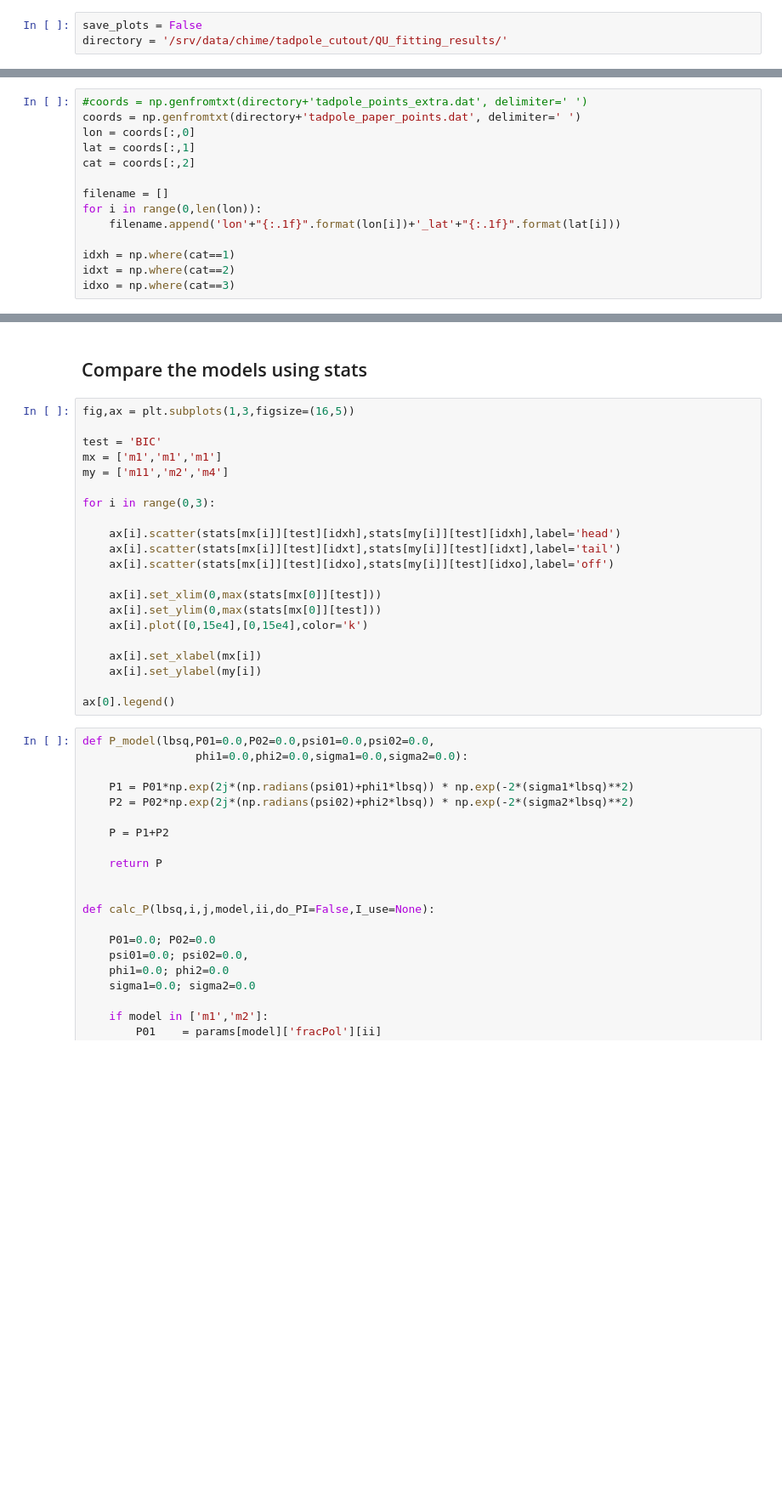
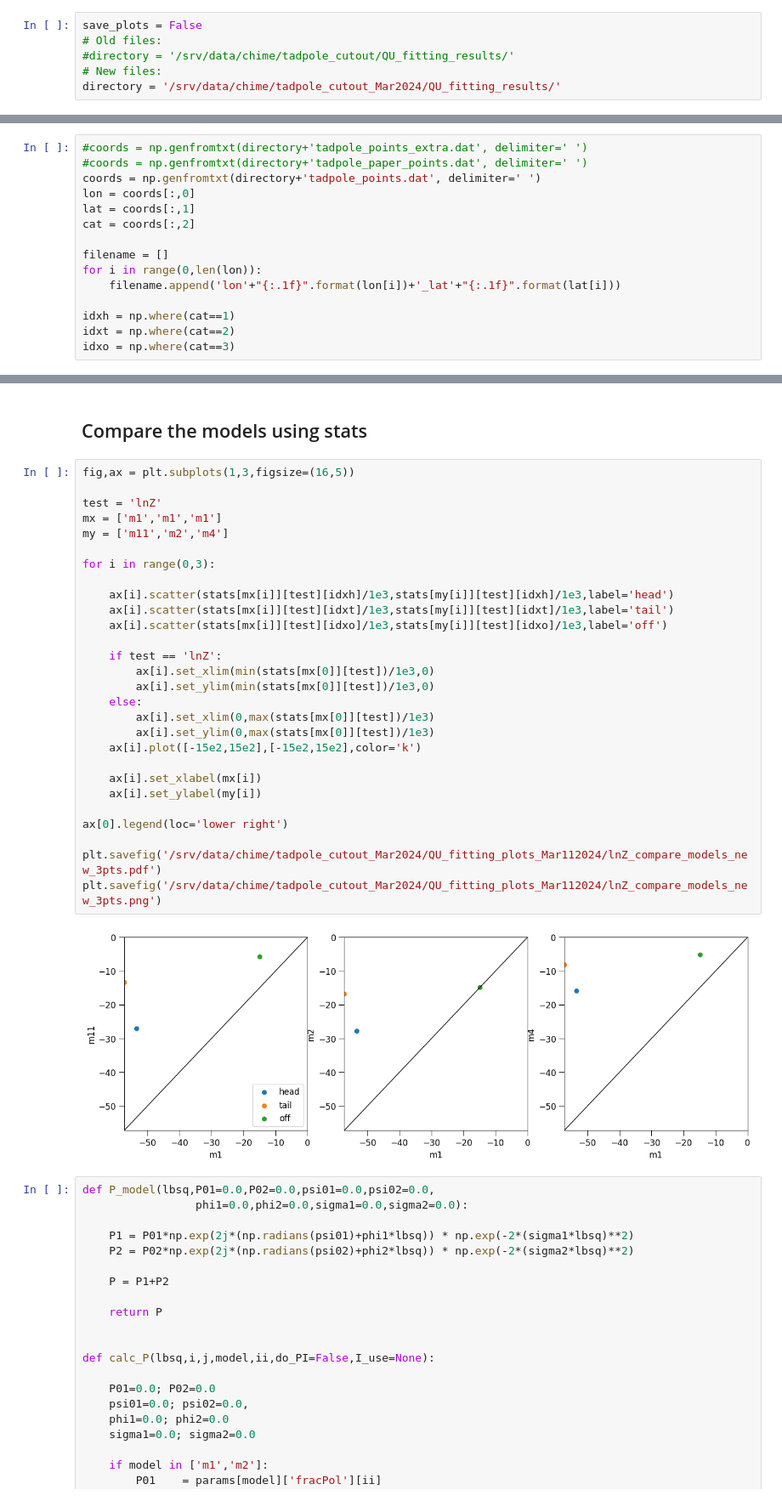
Before and after one commit to nmohamme/tadpole_gmims_chime, a Jupyter notebook: qu_fitting/tadpole_QU_fitting_paper_plots.ipynb, the cells around one changed output, grey strips where cells are left out. Shown: that part at 85% size. Drawn from its saved outputs; the diff is of its cells as text; blank space fills up the shorter version.

Commit message:
update files used for QU fitting after correction to Stokes U

```diff
--- a/qu_fitting/tadpole_QU_fitting_paper_plots.ipynb
+++ b/qu_fitting/tadpole_QU_fitting_paper_plots.ipynb
@@ -17,12 +18,16 @@ import matplotlib.colors as mplc
 ## Set save_plots to True to save figures (will overwrite old ones unless directory changed)
 # %%
 save_plots = False
-directory = '/srv/data/chime/tadpole_cutout/QU_fitting_results/'
+# Old files:
+#directory = '/srv/data/chime/tadpole_cutout/QU_fitting_results/'
+# New files:
+directory = '/srv/data/chime/tadpole_cutout_Mar2024/QU_fitting_results/'
 # %% [markdown]
 ## Read in coordinates and categories (head, tail, off)
 # %%
 #coords = np.genfromtxt(directory+'tadpole_points_extra.dat', delimiter=' ')
-coords = np.genfromtxt(directory+'tadpole_paper_points.dat', delimiter=' ')
+#coords = np.genfromtxt(directory+'tadpole_paper_points.dat', delimiter=' ')
+coords = np.genfromtxt(directory+'tadpole_points.dat', delimiter=' ')
 lon = coords[:,0]
 lat = coords[:,1]
 cat = coords[:,2]
@@ -239,24 +280,33 @@ print(stats['m4'].keys())
 # %%
 fig,ax = plt.subplots(1,3,figsize=(16,5))
 
-test = 'BIC'
+test = 'lnZ'
 mx = ['m1','m1','m1']
 my = ['m11','m2','m4']
 
 for i in range(0,3):
 
-    ax[i].scatter(stats[mx[i]][test][idxh],stats[my[i]][test][idxh],label='head')
-    ax[i].scatter(stats[mx[i]][test][idxt],stats[my[i]][test][idxt],label='tail')
-    ax[i].scatter(stats[mx[i]][test][idxo],stats[my[i]][test][idxo],label='off')
+    ax[i].scatter(stats[mx[i]][test][idxh]/1e3,stats[my[i]][test][idxh]/1e3,label='head')
+    ax[i].scatter(stats[mx[i]][test][idxt]/1e3,stats[my[i]][test][idxt]/1e3,label='tail')
+    ax[i].scatter(stats[mx[i]][test][idxo]/1e3,stats[my[i]][test][idxo]/1e3,label='off')
 
-    ax[i].set_xlim(0,max(stats[mx[0]][test]))
-    ax[i].set_ylim(0,max(stats[mx[0]][test]))
-    ax[i].plot([0,15e4],[0,15e4],color='k')
+    if test == 'lnZ':
+        ax[i].set_xlim(min(stats[mx[0]][test])/1e3,0)
+        ax[i].set_ylim(min(stats[mx[0]][test])/1e3,0)
+    else:
+        ax[i].set_xlim(0,max(stats[mx[0]][test])/1e3)
+        ax[i].set_ylim(0,max(stats[mx[0]][test])/1e3)
+    ax[i].plot([-15e2,15e2],[-15e2,15e2],color='k')
 
     ax[i].set_xlabel(mx[i])
     ax[i].set_ylabel(my[i])
 
-ax[0].legend()
+ax[0].legend(loc='lower right')
+
+plt.savefig('/srv/data/chime/tadpole_cutout_Mar2024/QU_fitting_plots_Mar112024/lnZ_compare_models_new_3pts.pdf')
+plt.savefig('/srv/data/chime/tadpole_cutout_Mar2024/QU_fitting_plots_Mar112024/lnZ_compare_models_new_3pts.png')
+# %% [output]
+[figure, added]
 # %%
 def P_model(lbsq,P01=0.0,P02=0.0,psi01=0.0,psi02=0.0,
                  phi1=0.0,phi2=0.0,sigma1=0.0,sigma2=0.0):
```
Also changed, not shown: parts of 12 cells of this notebook, 1 other file.
